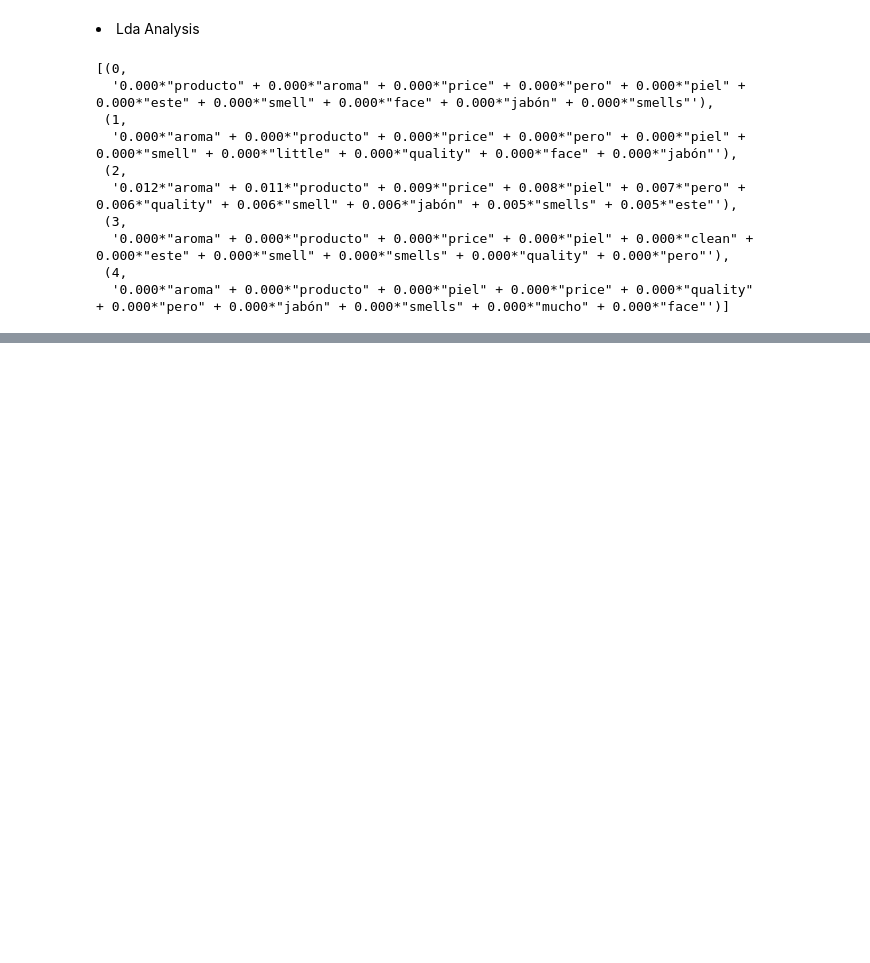
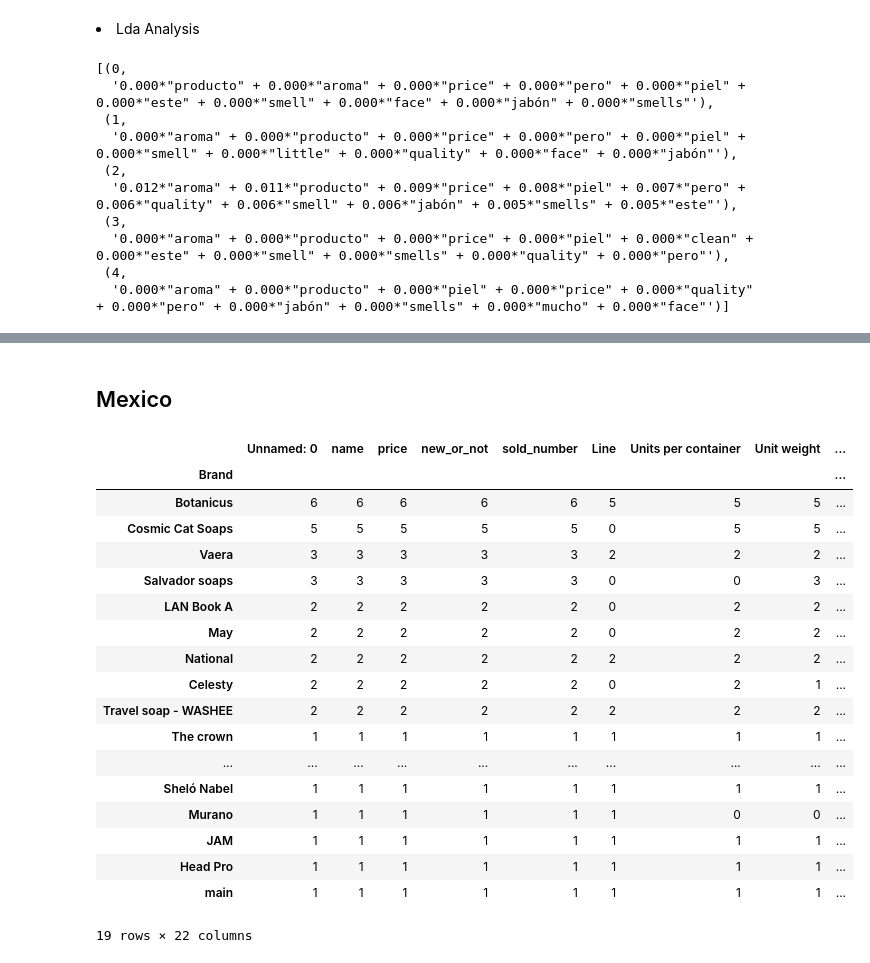
Before and after one commit to innovationbooster/Palmolive, a Jupyter notebook: Review Analysis.ipynb, the cells around one changed output, grey strips where cells are left out. Saved outputs shown, nothing was run; the diff lists cells and outputs as text; code cells hidden in the pictures; blank space fills up the shorter version.

```diff
--- a/Review Analysis.ipynb
+++ b/Review Analysis.ipynb
@@ -286,0 +624,41 @@ LDA_analysis
+# %% [markdown]
+## Mexico
+# %%
+fragrance_review = []
+fragrance_prod = []
+for i in range(len(mexico_review)):
+    if type(mexico_review['Review'].iloc[i]) != float:
+        if bool(set(word_tokenize(mexico_review['Review'].iloc[i])) & set(word_list)):
+            fragrance_review.append(mexico_review['Review'].iloc[i])
+            fragrance_prod.append(mexico_review['Name'].iloc[i])
+# %%
+mercado_mexico = pd.read_csv("Mexico_bar_soap.csv")
+amazon_mexico = pd.read_csv("amazon_products_Mexico.csv")
+# %%
+mexico = pd.concat([mercado_mexico, amazon_mexico])
+# %%
+df = pd.DataFrame()
+for name in fragrance_prod:
+    df = df.append(mexico.loc[mexico['name'] == name], ignore_index=True)
+# %%
+df.groupby('Brand').count().sort_values(by = ['name'], ascending = False)
+# %% [output]
+|  | Unnamed: 0 | name | price | new_or_not | sold_number | Line | Units per container | Unit weight | ... |
+| Brand |  |  |  |  |  |  |  |  | ... |
+| Botanicus | 6 | 6 | 6 | 6 | 6 | 5 | 5 | 5 | ... |
+| Cosmic Cat Soaps | 5 | 5 | 5 | 5 | 5 | 0 | 5 | 5 | ... |
+| Vaera | 3 | 3 | 3 | 3 | 3 | 2 | 2 | 2 | ... |
+| Salvador soaps | 3 | 3 | 3 | 3 | 3 | 0 | 0 | 3 | ... |
+| LAN Book A | 2 | 2 | 2 | 2 | 2 | 0 | 2 | 2 | ... |
+| May | 2 | 2 | 2 | 2 | 2 | 0 | 2 | 2 | ... |
+| National | 2 | 2 | 2 | 2 | 2 | 2 | 2 | 2 | ... |
+| Celesty | 2 | 2 | 2 | 2 | 2 | 0 | 2 | 1 | ... |
+| Travel soap - WASHEE | 2 | 2 | 2 | 2 | 2 | 2 | 2 | 2 | ... |
+| The crown | 1 | 1 | 1 | 1 | 1 | 1 | 1 | 1 | ... |
+| ... | ... | ... | ... | ... | ... | ... | ... | ... | ... |
+| Sheló Nabel | 1 | 1 | 1 | 1 | 1 | 1 | 1 | 1 | ... |
+| Murano | 1 | 1 | 1 | 1 | 1 | 1 | 0 | 0 | ... |
+| JAM | 1 | 1 | 1 | 1 | 1 | 1 | 1 | 1 | ... |
+| Head Pro | 1 | 1 | 1 | 1 | 1 | 1 | 1 | 1 | ... |
+| main | 1 | 1 | 1 | 1 | 1 | 1 | 1 | 1 | ... |
+19 rows × 22 columns
```
Also changed, not shown: parts of 68 cells of this notebook, 1 other file.
